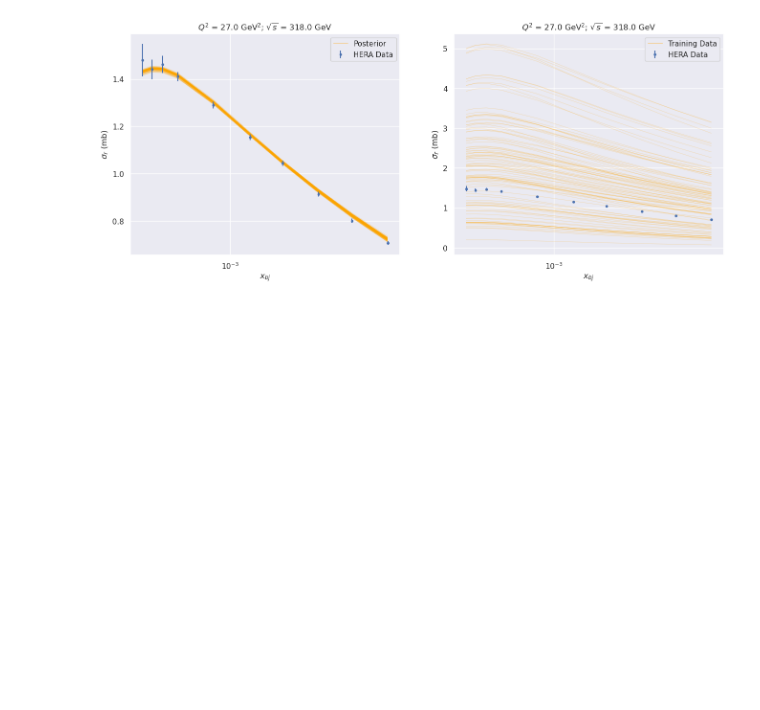
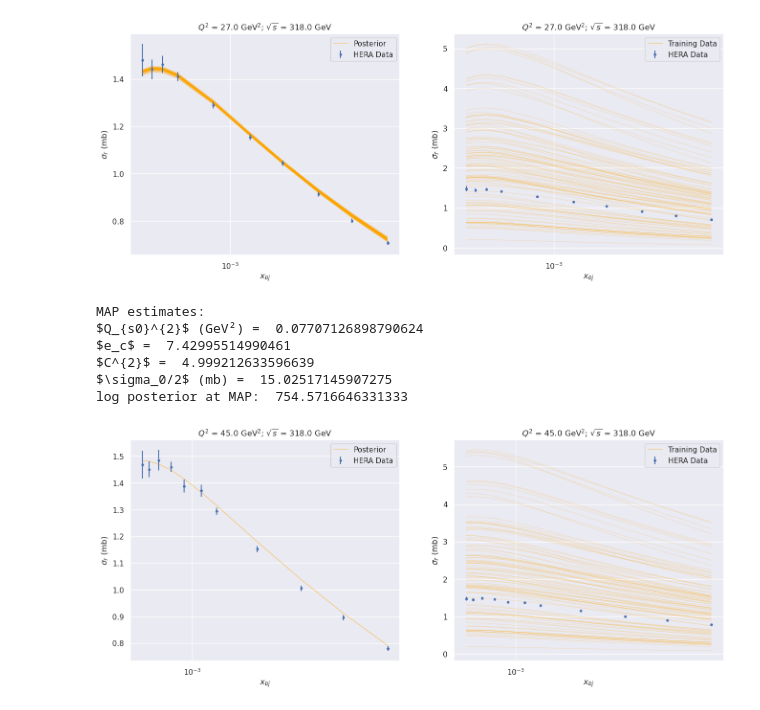
Before and after one commit to camcasuga/BayesianBK, a Jupyter notebook: PCA_GPE.ipynb, the cells around one changed output. Saved outputs shown, nothing was run; the diff lists cells and outputs as text; code cells hidden in the pictures; blank space fills up the shorter version.

```diff
--- a/PCA_GPE.ipynb
+++ b/PCA_GPE.ipynb
@@ -385,3 +420,28 @@ plot_model_vs_exp(8.5, 318.0, model_values, exp_df)
 plot_model_vs_exp(27.0, 318.0, model_values, exp_df)
 # %% [output]
 [figure]
+# %%
+from scipy.optimize import minimize
+
+l_bounds = [0.001, 0.5, 0.1, 10.0]
+u_bounds = [0.2, 40.0, 40.0, 30.0]
+prior_guess = [0.076, 7.794, 5.389, 15.188] # median values of the posterior as initial guess; code still works for other guesses, it just takes longer to run
+MAP = minimize(lambda theta: -log_posterior(theta, l_bounds, u_bounds, emulators, exp, exp_err), prior_guess).x
+
+print("MAP estimates:")
+for i in range(len(MAP)):
+    print(param_names[i], "= ", MAP[i])
+print("log posterior at MAP: ", log_posterior(MAP, l_bounds, u_bounds, emulators, exp, exp_err))
+# %% [output]
+MAP estimates:
+$Q_{s0}^{2}$ (GeV²) =  0.07707126898790624
+$e_c$ =  7.42995514990461
+$C^{2}$ =  4.999212633596639
+$\sigma_0/2$ (mb) =  15.02517145907275
+log posterior at MAP:  754.5716646331333
+# %%
+MAPT = MAP.reshape(1,-1)
+MAPT_values, MAPT_values_err = return_predictions(emulators, MAPT, return_std_ = True)
+plot_model_vs_exp(45.0, 318.0, MAPT_values, exp_df)
+# %% [output]
+[figure, added]
```
Also changed, not shown: parts of 7 cells of this notebook.
